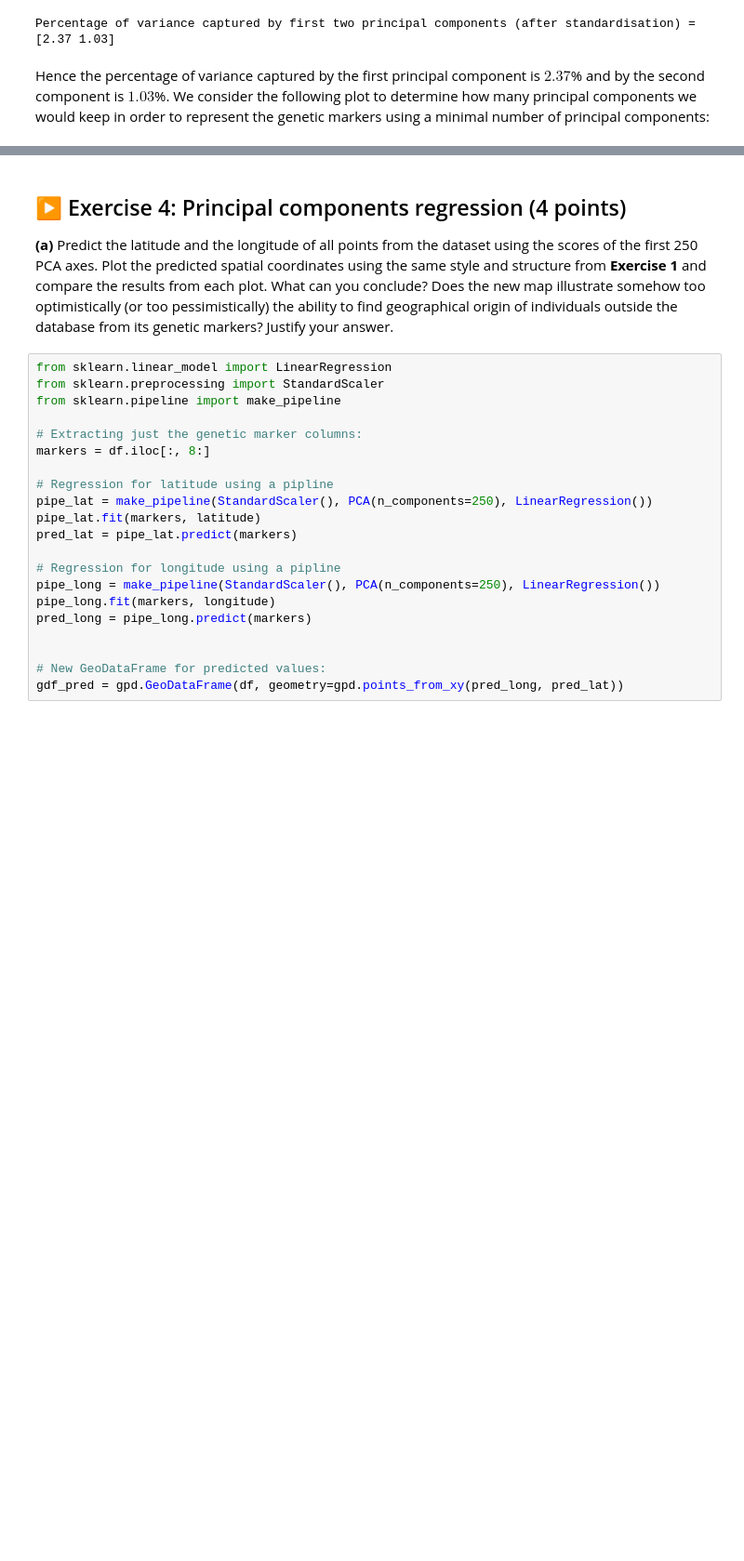
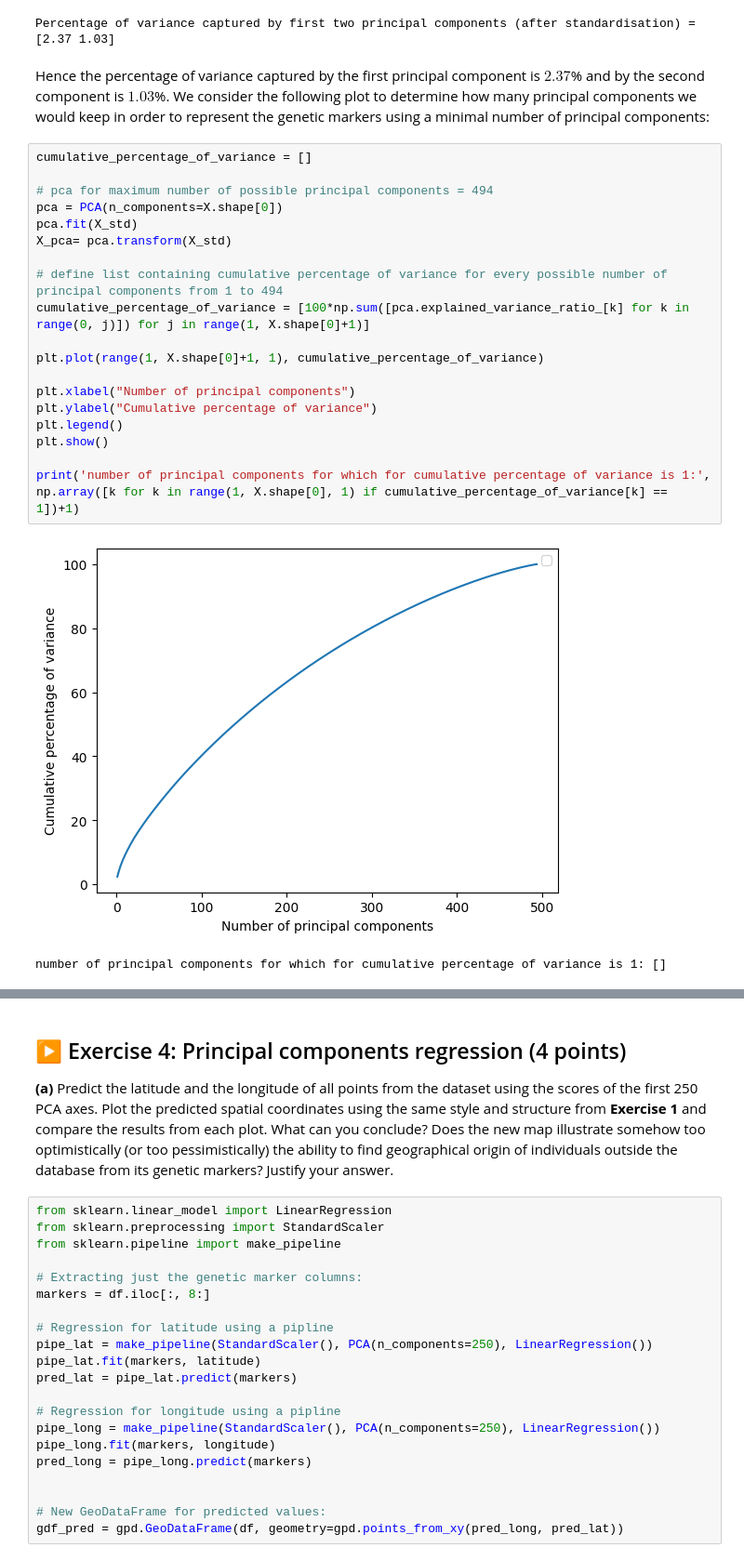
Before and after one commit to muneymo/isla2026-TP, a Jupyter notebook: TP2/TP2.ipynb, the cells around one changed output, grey strips where cells are left out. Shown at 93% size. Saved outputs shown, nothing was run; the diff lists cells and outputs as text; blank space fills up the shorter version.

```diff
--- a/TP2/TP2.ipynb
+++ b/TP2/TP2.ipynb
@@ -337,4 +337,26 @@ print('Percentage of variance captured by first two principal components (after
 Percentage of variance captured by first two principal components (after standardisation) = [2.37 1.03]
 # %% [markdown]
 Hence the percentage of variance captured by the first principal component is $2.37$% and by the second component is $1.03$%. We consider the following plot to determine how many principal components we would keep in order to represent the genetic markers using a minimal number of principal components:
+# %%
+cumulative_percentage_of_variance = []
+
+# pca for maximum number of possible principal components = 494
+pca = PCA(n_components=X.shape[0])
+pca.fit(X_std)
+X_pca= pca.transform(X_std)
+
+# define list containing cumulative percentage of variance for every possible number of principal components from 1 to 494
+cumulative_percentage_of_variance = [100*np.sum([pca.explained_variance_ratio_[k] for k in range(0, j)]) for j in range(1, X.shape[0]+1)]
+
+plt.plot(range(1, X.shape[0]+1, 1), cumulative_percentage_of_variance)
+
+plt.xlabel("Number of principal components")
+plt.ylabel("Cumulative percentage of variance")
+plt.legend()
+plt.show()
+
+print('number of principal components for which for cumulative percentage of variance is 1:', np.array([k for k in range(1, X.shape[0], 1) if cumulative_percentage_of_variance[k] == 1])+1)
+# %% [output]
+[figure, added]
+number of principal components for which for cumulative percentage of variance is 1: []
 # %% [markdown]
```
Also changed, not shown: parts of 2 cells of this notebook, 1 other file.
